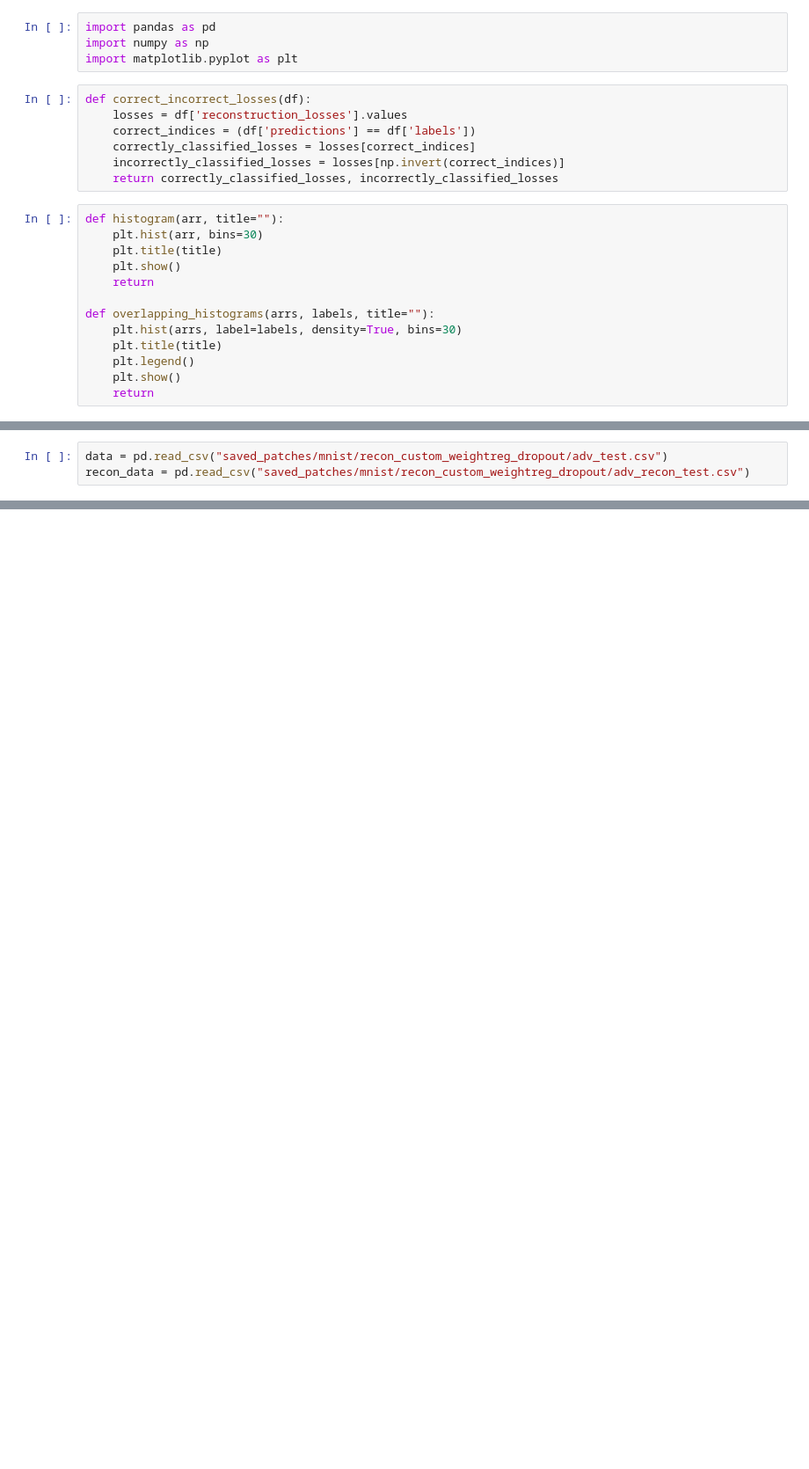
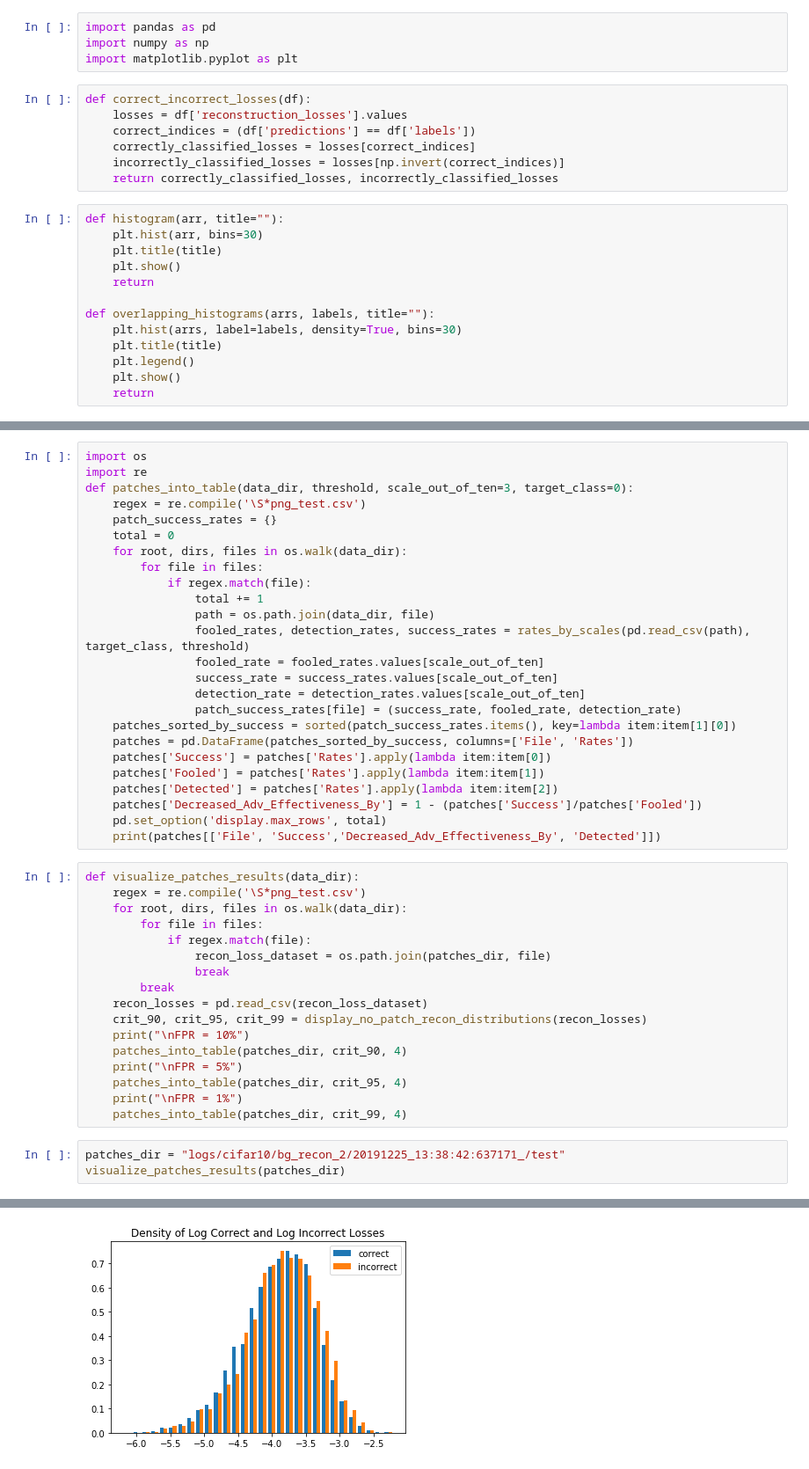
Before and after one commit to PerryXDeng/detecting-adversarial-patches-capsule-networks, a Jupyter notebook: recon_error_analysis.ipynb, the cells around one changed output, grey strips where cells are left out. Shown: that part at 88% size. Drawn from its saved outputs; the diff is of its cells as text; blank space fills up the shorter version.

```diff
--- a/recon_error_analysis.ipynb
+++ b/recon_error_analysis.ipynb
@@ -120,6 +89,49 @@ def display_scaled_recon_distributions(df, target_class:int):
         return 0
     filtered = df[df['labels'] != target_class]
     filtered.groupby('scales').apply(plot_distribution)
-# %%
-data = pd.read_csv("saved_patches/mnist/recon_custom_weightreg_dropout/adv_test.csv")
-recon_data = pd.read_csv("saved_patches/mnist/recon_custom_weightreg_dropout/adv_recon_test.csv")
+# %%
+import os
+import re
+def patches_into_table(data_dir, threshold, scale_out_of_ten=3, target_class=0):
+    regex = re.compile('\S*png_test.csv')
+    patch_success_rates = {}
+    total = 0
+    for root, dirs, files in os.walk(data_dir):
+        for file in files:
+            if regex.match(file):
+                total += 1
+                path = os.path.join(data_dir, file)
+                fooled_rates, detection_rates, success_rates = rates_by_scales(pd.read_csv(path), target_class, threshold)
+                fooled_rate = fooled_rates.values[scale_out_of_ten]
+                success_rate = success_rates.values[scale_out_of_ten]
+                detection_rate = detection_rates.values[scale_out_of_ten]
+                patch_success_rates[file] = (success_rate, fooled_rate, detection_rate)
+    patches_sorted_by_success = sorted(patch_success_rates.items(), key=lambda item:item[1][0])
+    patches = pd.DataFrame(patches_sorted_by_success, columns=['File', 'Rates'])
+    patches['Success'] = patches['Rates'].apply(lambda item:item[0])
+    patches['Fooled'] = patches['Rates'].apply(lambda item:item[1])
+    patches['Detected'] = patches['Rates'].apply(lambda item:item[2])
+    patches['Decreased_Adv_Effectiveness_By'] = 1 - (patches['Success']/patches['Fooled'])
+    pd.set_option('display.max_rows', total)
+    print(patches[['File', 'Success','Decreased_Adv_Effectiveness_By', 'Detected']])
+# %%
+def visualize_patches_results(data_dir):
+    regex = re.compile('\S*png_test.csv')
+    for root, dirs, files in os.walk(data_dir):
+        for file in files:
+            if regex.match(file):
+                recon_loss_dataset = os.path.join(patches_dir, file)
+                break
+        break
+    recon_losses = pd.read_csv(recon_loss_dataset)
+    crit_90, crit_95, crit_99 = display_no_patch_recon_distributions(recon_losses)
+    print("\nFPR = 10%")
+    patches_into_table(patches_dir, crit_90, 4)
+    print("\nFPR = 5%")
+    patches_into_table(patches_dir, crit_95, 4)
+    print("\nFPR = 1%")
+    patches_into_table(patches_dir, crit_99, 4)
+# %%
+patches_dir = "logs/cifar10/bg_recon_2/20191225_13:38:42:637171_/test"
+visualize_patches_results(patches_dir)
+# %% [output]
@@ -125,0 +141 @@ recon_data = pd.read_csv("saved_patches/mnist/recon_custom_weightreg_dropout/adv
+[figure, added]
```
Also changed, not shown: parts of 6 cells of this notebook.
